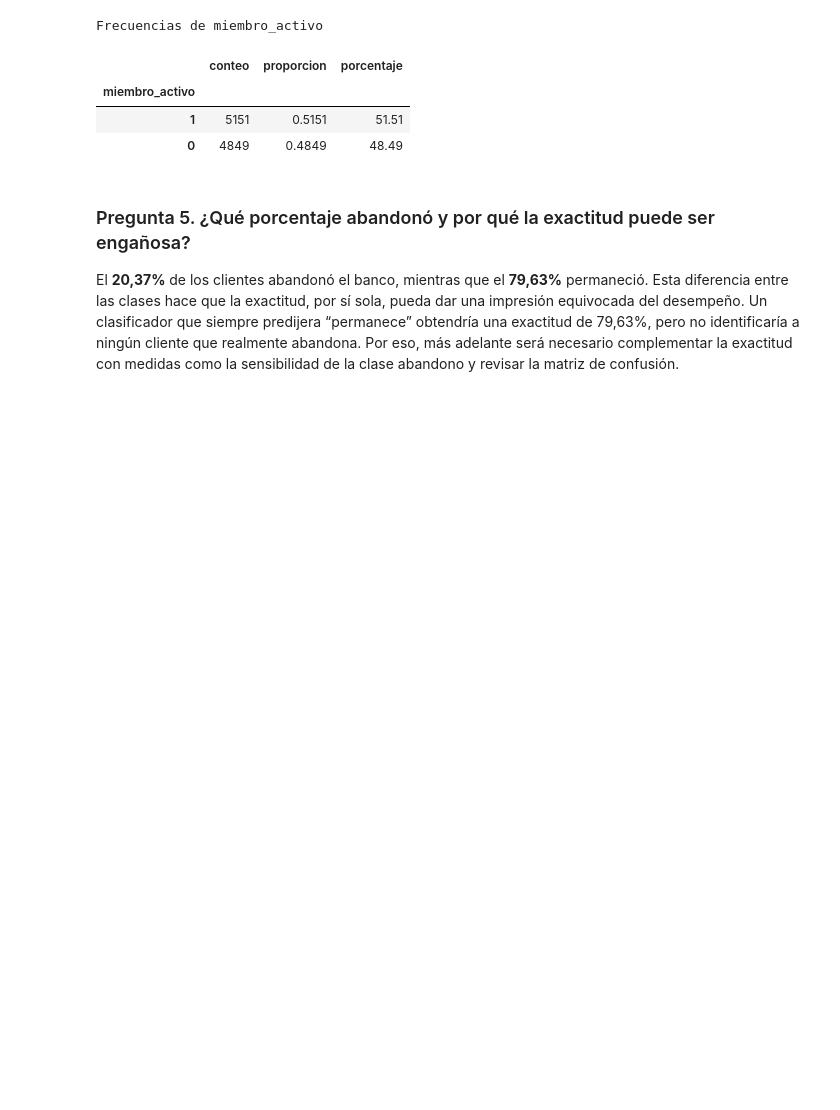
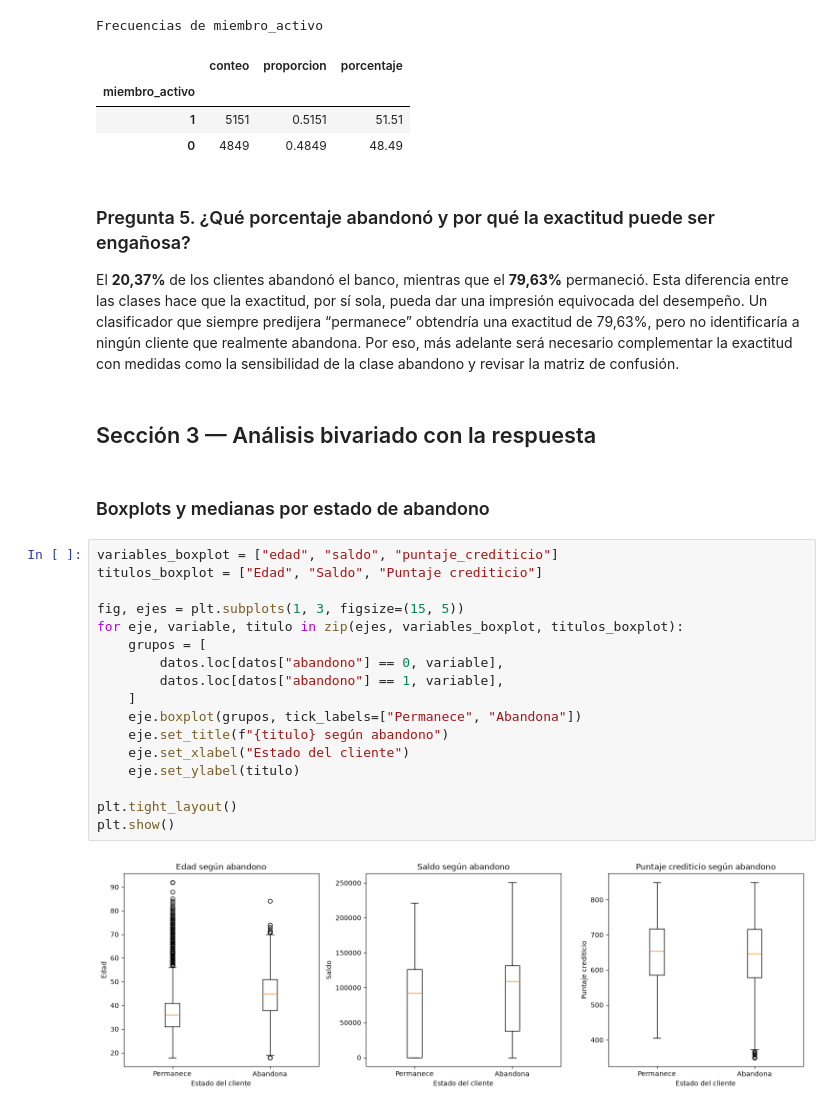
Before and after one commit to martinfgaleano-crypto/Taller_Regresion_Logistica, a Jupyter notebook: Taller_Abandono_Producto_Financiero.ipynb, the cells around one changed output. Drawn from its saved outputs; the diff is of its cells as text; blank space fills up the shorter version.

Commit message:
Punto 3: analisis bivariado

```diff
--- a/Taller_Abandono_Producto_Financiero.ipynb
+++ b/Taller_Abandono_Producto_Financiero.ipynb
@@ -308,3 +308,26 @@ Frecuencias de miembro_activo
 ### Pregunta 5. ¿Qué porcentaje abandonó y por qué la exactitud puede ser engañosa?
 
 El **20,37%** de los clientes abandonó el banco, mientras que el **79,63%** permaneció. Esta diferencia entre las clases hace que la exactitud, por sí sola, pueda dar una impresión equivocada del desempeño. Un clasificador que siempre predijera “permanece” obtendría una exactitud de 79,63%, pero no identificaría a ningún cliente que realmente abandona. Por eso, más adelante será necesario complementar la exactitud con medidas como la sensibilidad de la clase abandono y revisar la matriz de confusión.
+# %% [markdown]
+## Sección 3 — Análisis bivariado con la respuesta
+# %% [markdown]
+### Boxplots y medianas por estado de abandono
+# %%
+variables_boxplot = ["edad", "saldo", "puntaje_crediticio"]
+titulos_boxplot = ["Edad", "Saldo", "Puntaje crediticio"]
+
+fig, ejes = plt.subplots(1, 3, figsize=(15, 5))
+for eje, variable, titulo in zip(ejes, variables_boxplot, titulos_boxplot):
+    grupos = [
+        datos.loc[datos["abandono"] == 0, variable],
+        datos.loc[datos["abandono"] == 1, variable],
+    ]
+    eje.boxplot(grupos, tick_labels=["Permanece", "Abandona"])
+    eje.set_title(f"{titulo} según abandono")
+    eje.set_xlabel("Estado del cliente")
+    eje.set_ylabel(titulo)
+
+plt.tight_layout()
+plt.show()
+# %% [output]
+[figure, added]
```
Also changed, not shown: parts of 8 cells of this notebook.
